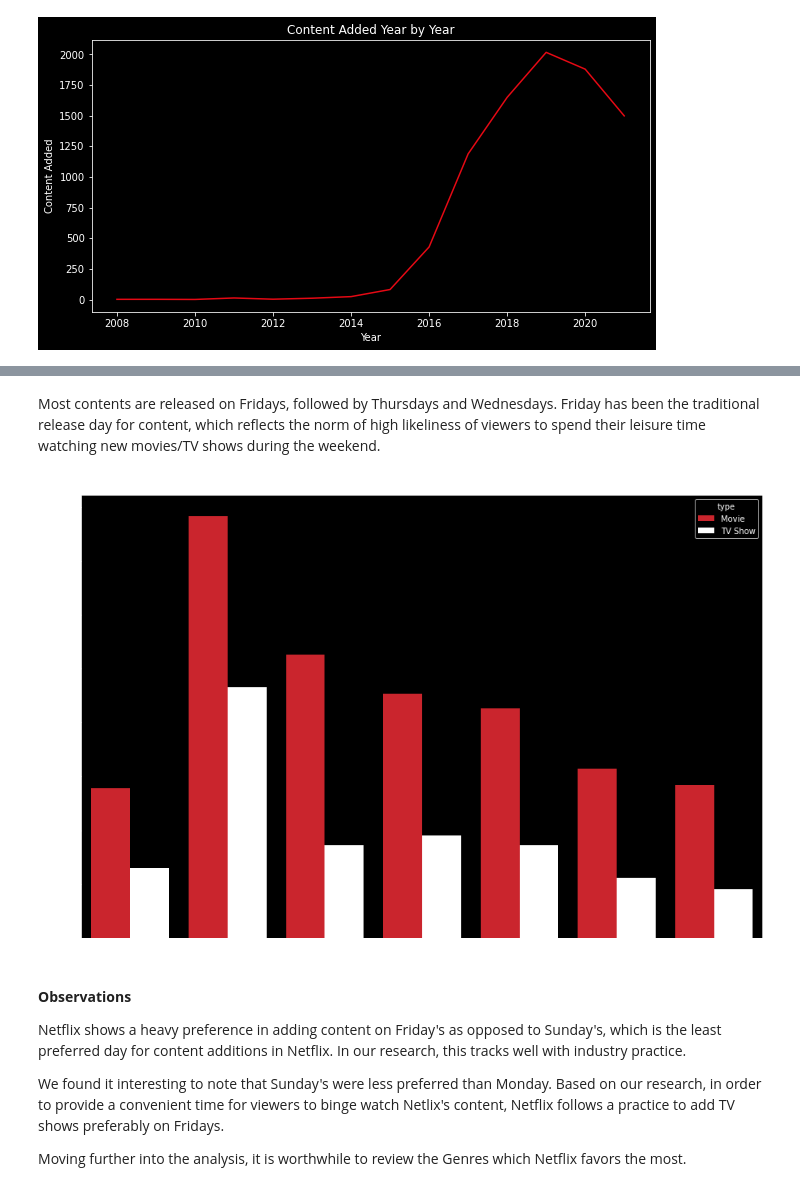
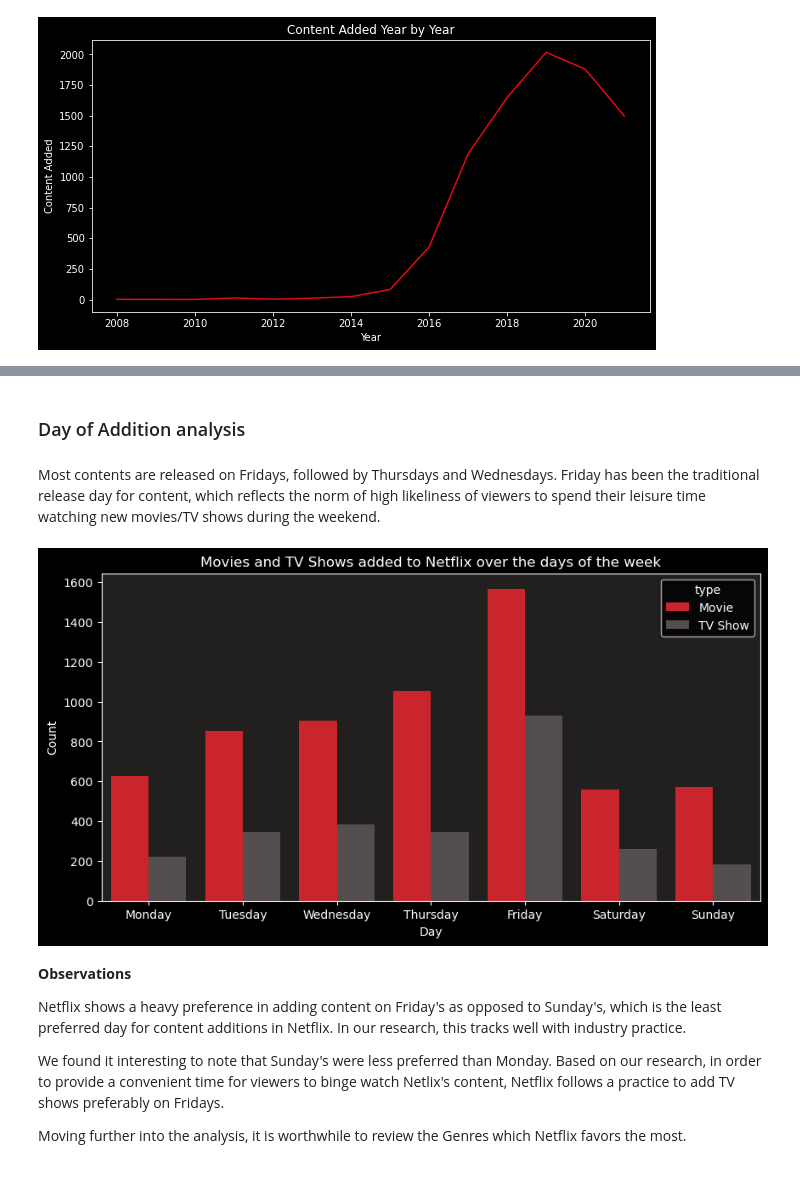
Before and after one commit to bhagirathbhard/Analysis-Netflix-Content-Library, a Jupyter notebook: A7-Netflix-Content-Analysis.ipynb, the cells around one changed output, grey strips where cells are left out. Cells and saved outputs as stored; diff of their text form; code cells hidden in the pictures.

```diff
--- a/A7-Netflix-Content-Analysis.ipynb
+++ b/A7-Netflix-Content-Analysis.ipynb
@@ -596,5 +605,7 @@ We also observe that `TV-14` is the second most popular rating across both Movie
 # %%
 #Time Series Analysis of Movies and TV Shows added to Netflix over the years
+#Dark Background snippet to fix colab bug
+plt.style.use('dark_background')
 #Plot the number of movies and TV shows added to Netflix over the years
 plt.figure(figsize=(10,5))
 sns.countplot(x=netflix_ds['date_added'].dt.year, data=netflix_ds, hue='type', palette='Set1')
@@ -756,0 +816,15 @@ plt.show()
+# %%
+#Black Background snippet to fix colab bug
+plt.style.use('dark_background')
+
+#Word cloud of titles of Drama Series
+from turtle import width
+from wordcloud import WordCloud, STOPWORDS, ImageColorGenerator
+
+#Word cloud of titles of Drama Series
+wordcloud = WordCloud(width=1920,height=1080,background_color="#221f1f", max_words=1000, contour_width=2, contour_color='steelblue', colormap='Reds')
+wordcloud.generate(' '.join(netflix_originals_drama_ds['Title']))
+plt.figure(figsize=(10,5))
+plt.imshow(wordcloud, interpolation='bilinear')
+plt.axis("off")
+plt.show()
@@ -1020,0 +1112,15 @@ plt.show()
+# %%
+#Fix the black colab background
+plt.style.use('dark_background')
+#Plot content added month by month
+netflix_ds['date_added'].dt.month.value_counts().sort_index().plot(kind='line', figsize=(10,5), color='#E50914')
+#Background color
+ax = plt.gca()
+ax.set_facecolor('#221f1f')
+#X axis in order of Months and not in numbers
+plt.xticks(np.arange(1,13), ('Jan', 'Feb', 'Mar', 'Apr', 'May', 'Jun', 'Jul', 'Aug', 'Sep', 'Oct', 'Nov', 'Dec'))
+#Label the plot
+plt.xlabel('Month')
+plt.ylabel('Content Added')
+plt.title('Content Added Month by Month over the Years')
+plt.show()
@@ -1021,18 +1135,24 @@ plt.show()
+# %% [markdown]
+### Day of Addition analysis
 # %% [markdown]
 Most contents are released on Fridays, followed by Thursdays and Wednesdays. Friday has been the traditional release day for content, which reflects the norm of high likeliness of viewers to spend their leisure time watching new movies/TV shows during the weekend.
 # %%
 #Plot and Hue by type the days of the week when content was added to Netflix
 #Create a column of date added day of the week
 netflix_ds['date_added_day'] = netflix_ds['date_added'].dt.day_name()
-plt.figure(figsize=(15,10))
-#Change color of plot to red and white
-sns.countplot(x='date_added_day', hue='type', data=netflix_ds, palette=['#E50914', '#ffffff'])
+plt.figure(figsize=(10,5))
+#Sort the days of the week
+sns.countplot(x='date_added_day', data=netflix_ds, hue='type', order=['Monday', 'Tuesday', 'Wednesday', 'Thursday', 'Friday', 'Saturday', 'Sunday'], palette=['#E50914', '#564d4d'])
+#Background color
+ax = plt.gca()
+ax.set_facecolor('#221f1f')
+#Label the plot
 plt.title('Movies and TV Shows added to Netflix over the days of the week')
 plt.xlabel('Day')
 plt.ylabel('Count')
 plt.show()
 # %% [output]
-[figure, old version]
+[figure, new version]
 # %% [markdown]
 **Observations**
 
```
Also changed, not shown: parts of 53 cells of this notebook.
